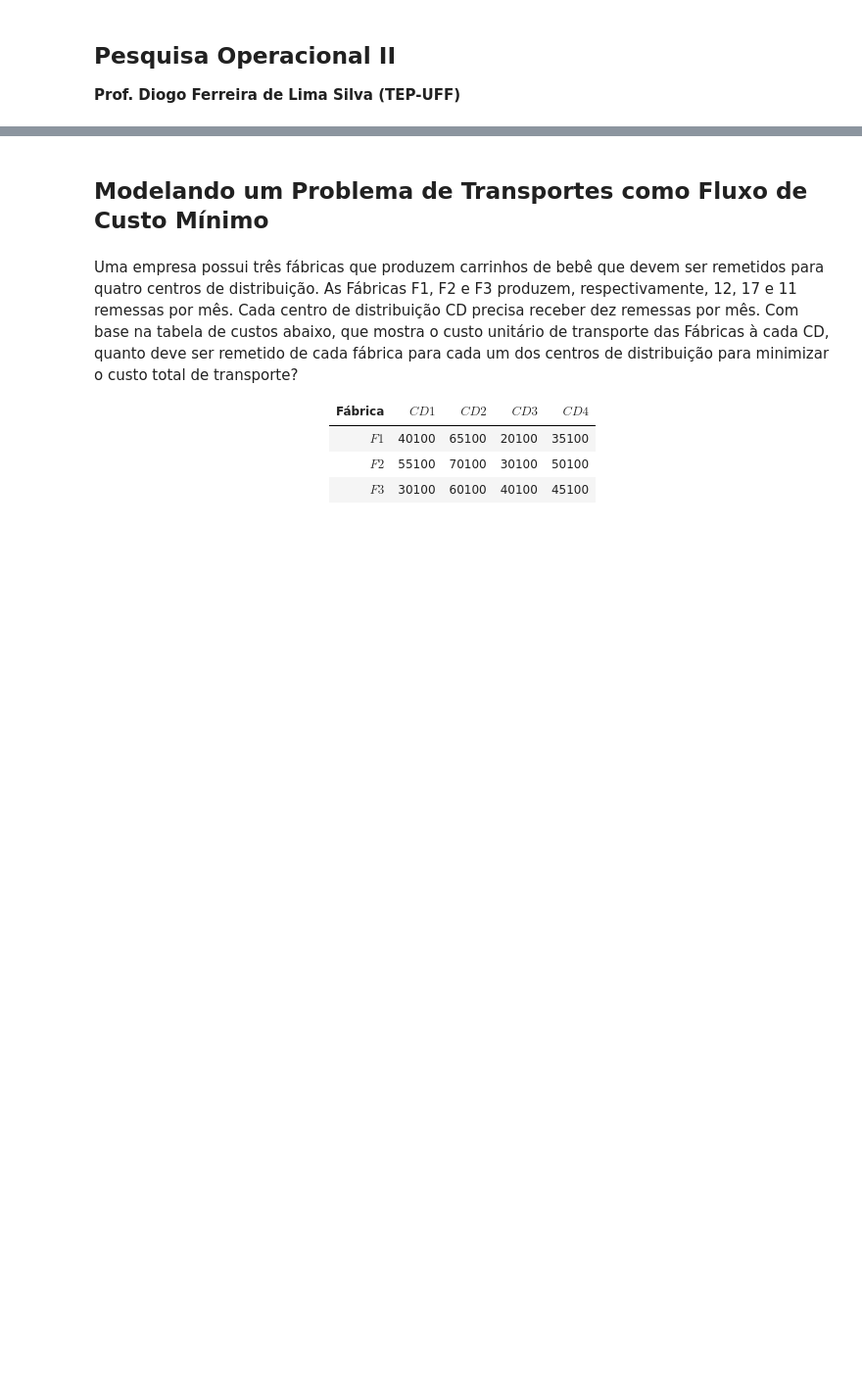
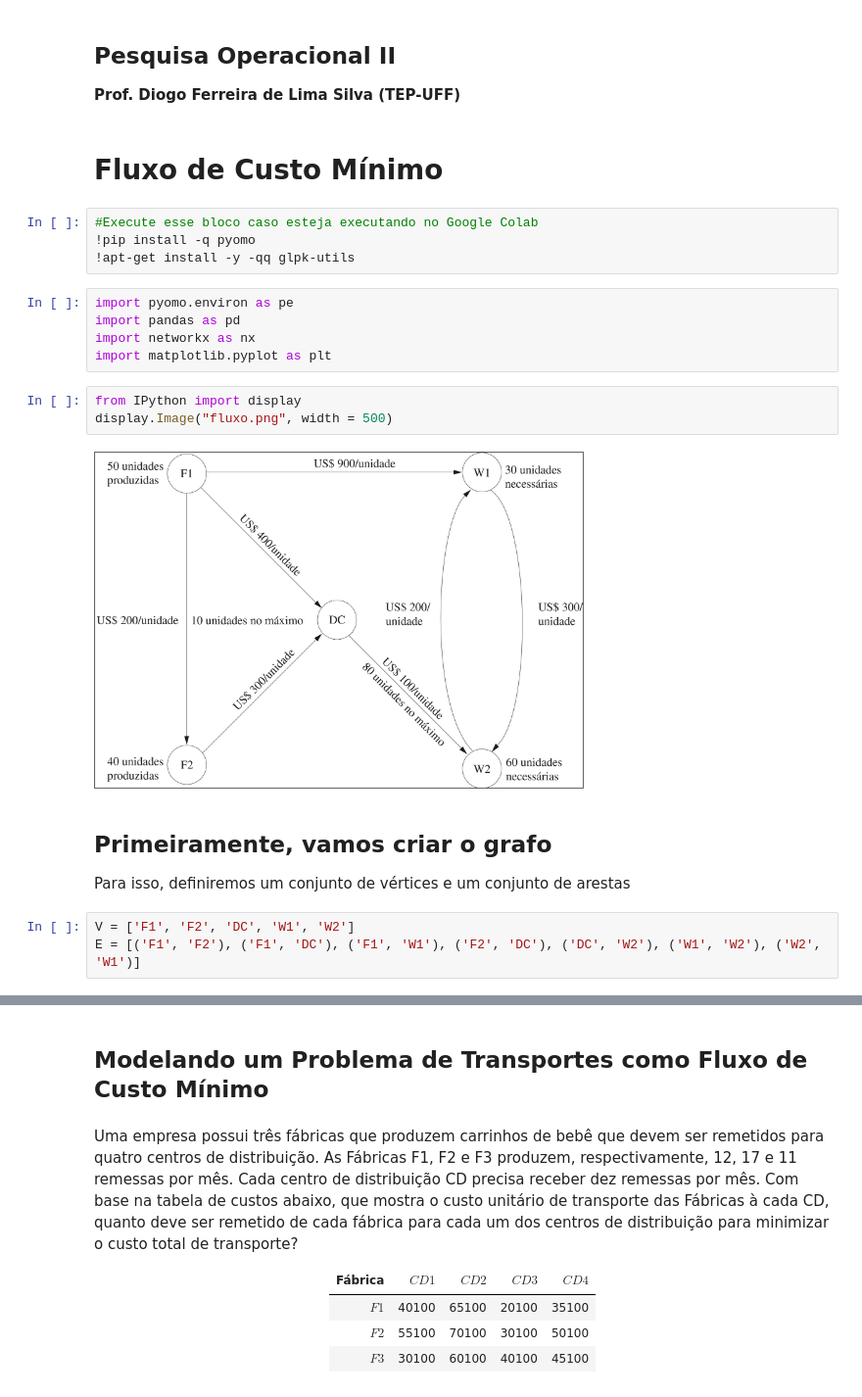
Before and after one commit to diogoflim/Pesquisa-Operacional-III-A, a Jupyter notebook: 3_Otimização_Redes/Fluxo_CustoMin/fluxocustomin.ipynb, the cells around one changed output, grey strips where cells are left out. Shown at 98% size. Drawn from its saved outputs; the diff is of its cells as text; blank space fills up the shorter version.

```diff
--- a/3_Otimização_Redes/Fluxo_CustoMin/fluxocustomin.ipynb
+++ b/3_Otimização_Redes/Fluxo_CustoMin/fluxocustomin.ipynb
@@ -4,3 +4,26 @@
 ## **Pesquisa Operacional II**
 
 **Prof. Diogo Ferreira de Lima Silva (TEP-UFF)**
+# %% [markdown]
+# Fluxo de Custo Mínimo
+# %%
+#Execute esse bloco caso esteja executando no Google Colab
+!pip install -q pyomo
+!apt-get install -y -qq glpk-utils
+# %%
+import pyomo.environ as pe
+import pandas as pd
+import networkx as nx
+import matplotlib.pyplot as plt
+# %%
+from IPython import display
+display.Image("fluxo.png", width = 500)
+# %% [output]
+[figure, added]
+# %% [markdown]
+## Primeiramente, vamos criar o grafo
+
+Para isso, definiremos um conjunto de vértices e um conjunto de arestas
+# %%
+V = ['F1', 'F2', 'DC', 'W1', 'W2']
+E = [('F1', 'F2'), ('F1', 'DC'), ('F1', 'W1'), ('F2', 'DC'), ('DC', 'W2'), ('W1', 'W2'), ('W2', 'W1')]
```
Also changed, not shown: parts of 16 cells of this notebook, 1 other file.
